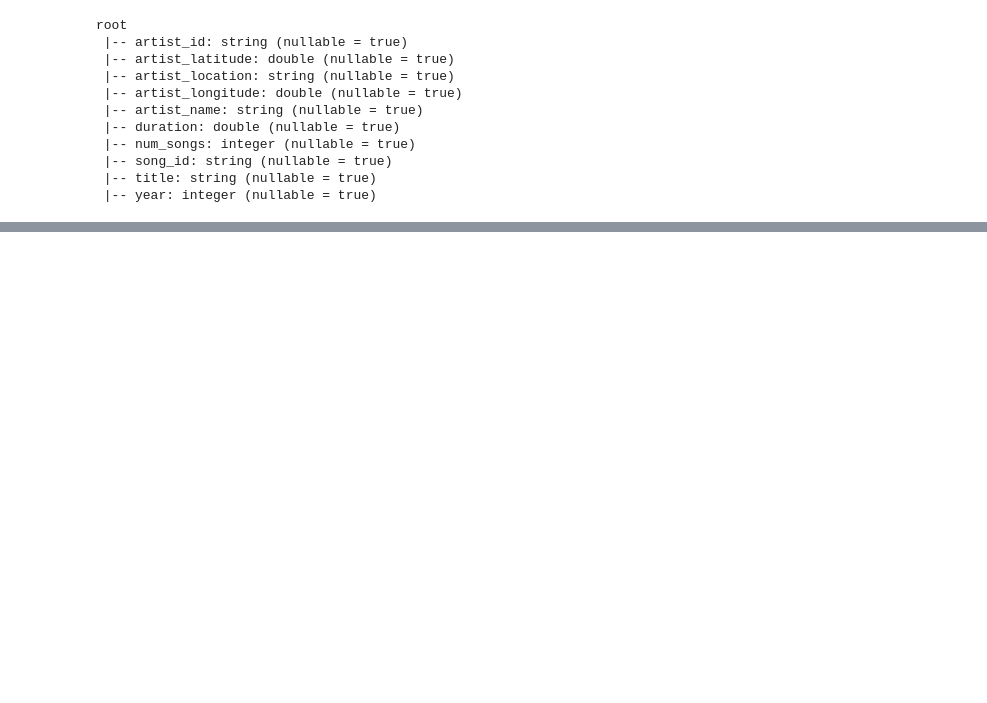
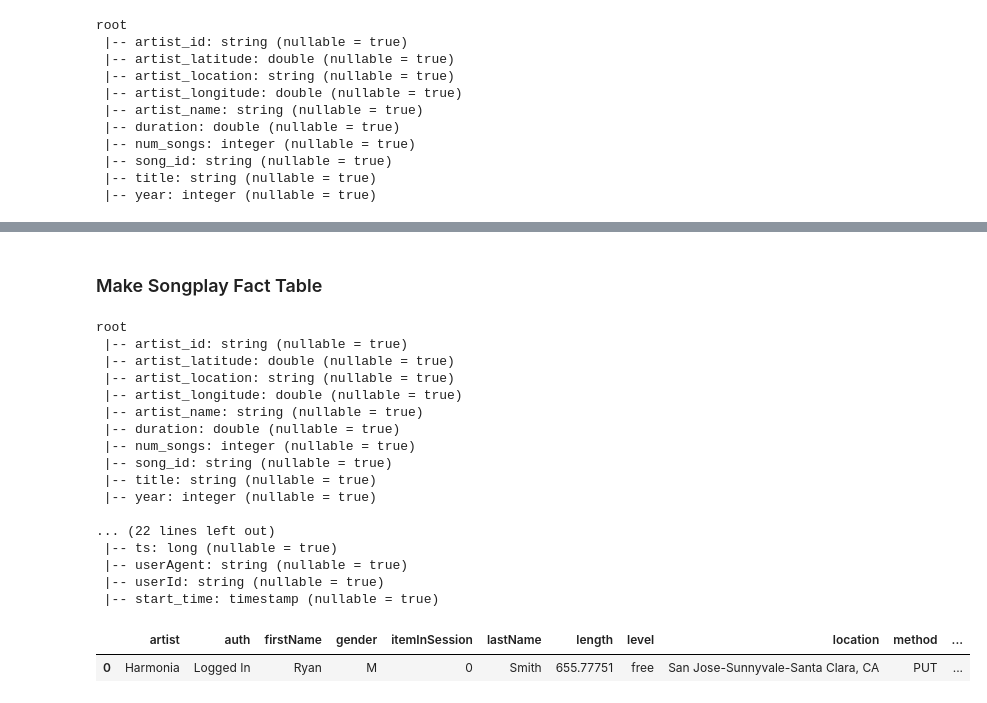
Before and after one commit to chriseal/udacity_data_engineering_nanodegree, a Jupyter notebook: 4data_lakes_w_spark/project/scratchwork.ipynb, the cells around one changed output, grey strips where cells are left out. Saved outputs shown, nothing was run; the diff lists cells and outputs as text; code cells hidden in the pictures; blank space fills up the shorter version.

```diff
--- a/4data_lakes_w_spark/project/scratchwork.ipynb
+++ b/4data_lakes_w_spark/project/scratchwork.ipynb
@@ -147,0 +282,44 @@ print(artists_table.toPandas().head())
+# %% [markdown]
+### Make Songplay Fact Table
+# %%
+def load_song_jsons(fpath, spark):
+    song_schema = ST([
+        Fld('artist_id', Str(), nullable=True),
+        Fld('artist_latitude', Dbl(), nullable=True),
+        Fld('artist_location', Str(), nullable=True),
+        Fld('artist_longitude', Dbl(), nullable=True),
+        Fld('artist_name', Str(), nullable=True),
+        Fld('duration', Dbl(), nullable=True),
+        Fld('num_songs', Int(), nullable=True),
+        Fld('song_id', Str(), nullable=False),
+        Fld('title', Str(), nullable=True),
+        Fld('year', Int(), nullable=True)
+    ])
+    return spark.read.json(fpath, schema=song_schema)
+
+# read in song data to use for songplays table
+song_df = load_song_jsons(song_input_data)
+song_df.printSchema()
+song_df.limit(1).show()
+df.printSchema()
+df.toPandas().head(1)
+# %% [output]
+root
+ |-- artist_id: string (nullable = true)
+ |-- artist_latitude: double (nullable = true)
+ |-- artist_location: string (nullable = true)
+ |-- artist_longitude: double (nullable = true)
+ |-- artist_name: string (nullable = true)
+ |-- duration: double (nullable = true)
+ |-- num_songs: integer (nullable = true)
+ |-- song_id: string (nullable = true)
+ |-- title: string (nullable = true)
+ |-- year: integer (nullable = true)
+
+... (22 lines left out)
+ |-- ts: long (nullable = true)
+ |-- userAgent: string (nullable = true)
+ |-- userId: string (nullable = true)
+ |-- start_time: timestamp (nullable = true)
+|  | artist | auth | firstName | gender | itemInSession | lastName | length | level | location | method | ... |
+| 0 | Harmonia | Logged In | Ryan | M | 0 | Smith | 655.77751 | free | San Jose-Sunnyvale-Santa Clara, CA | PUT | ... |
```
Also changed, not shown: parts of 27 cells of this notebook, 2 other files.
